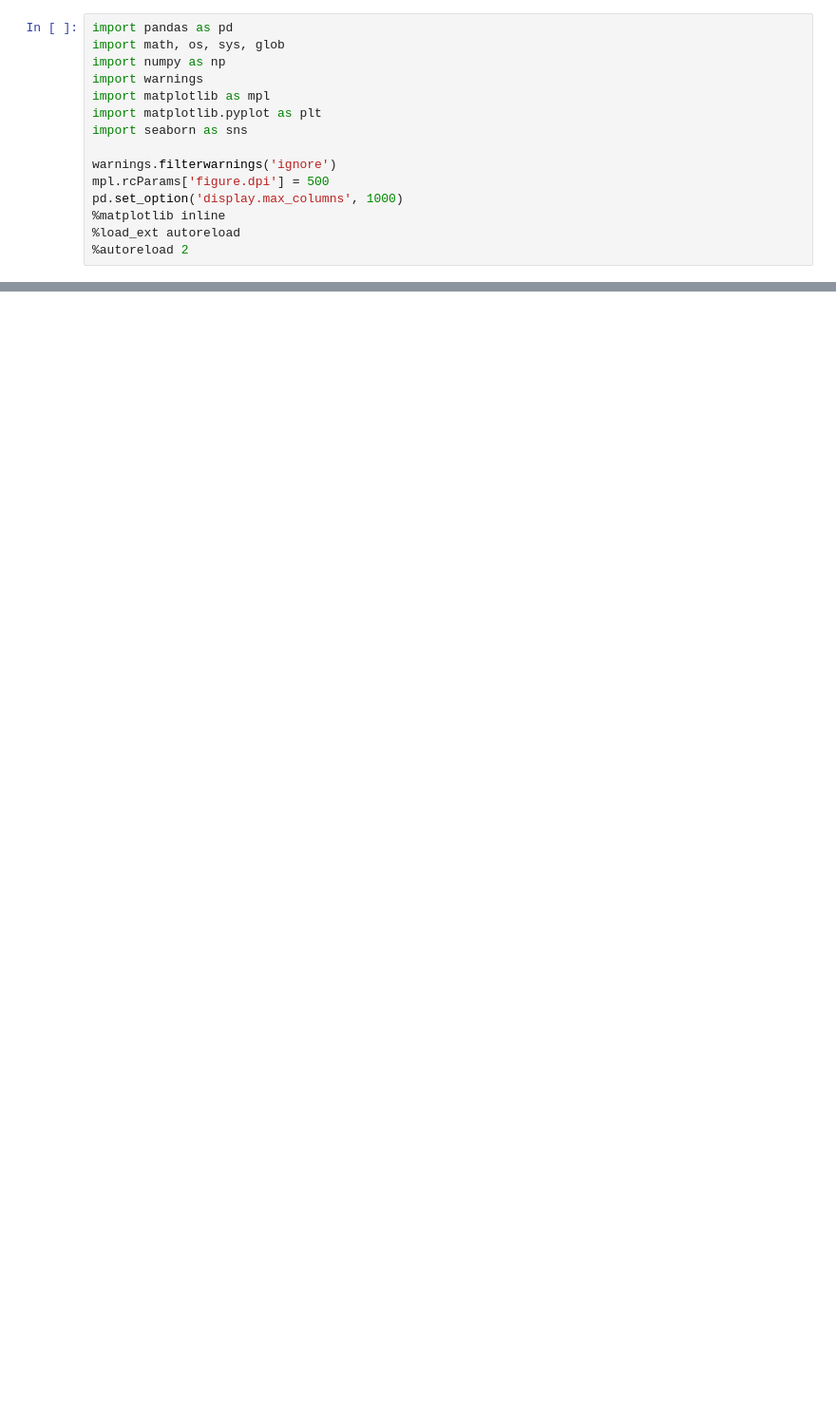
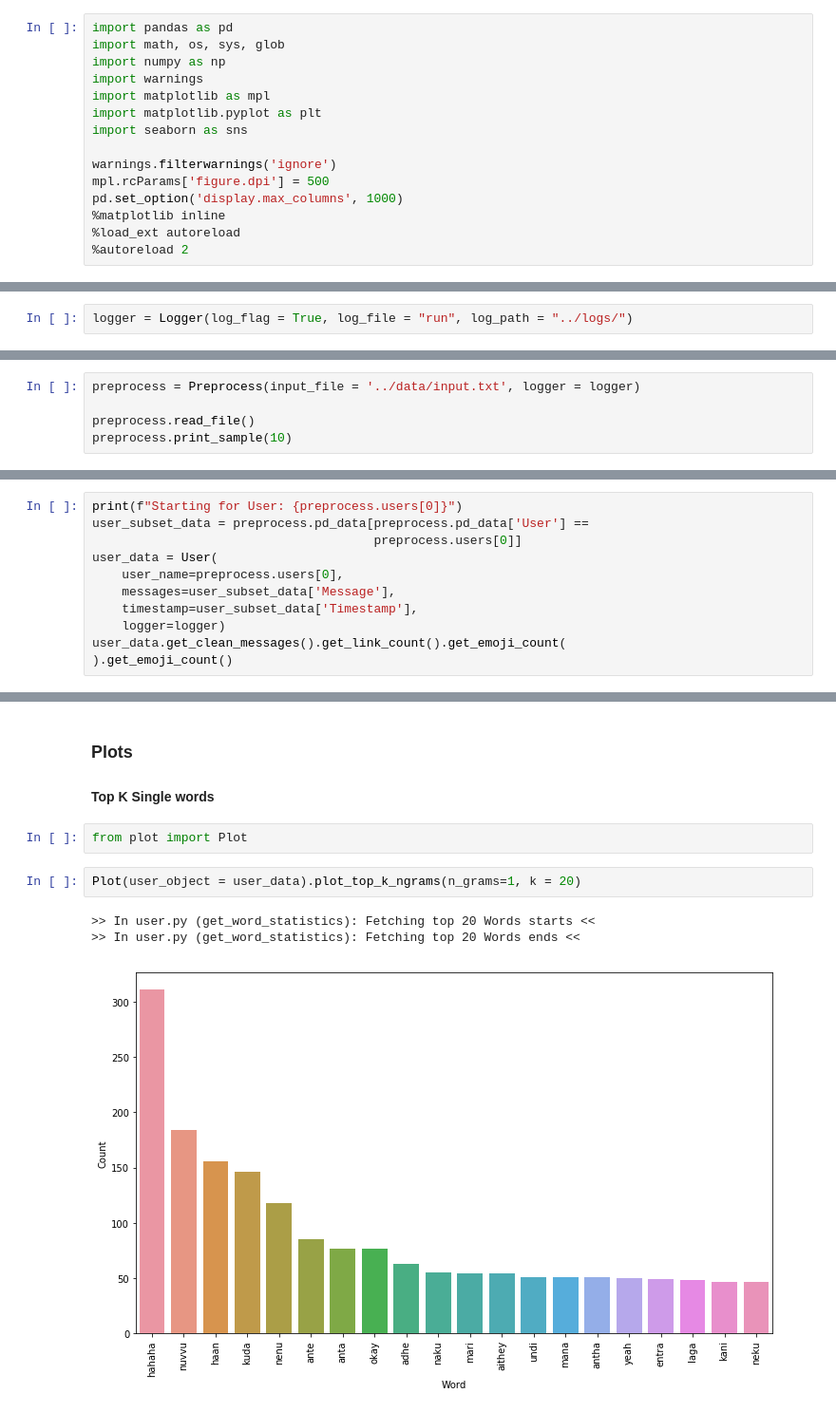
Before and after one commit to kartheekpnsn/chat-explore, a Jupyter notebook: notebooks/explore-chat.ipynb, the cells around one changed output, grey strips where cells are left out. Shown at 95% size. Cells and saved outputs as stored; diff of their text form; blank space fills up the shorter version.

```diff
--- a/notebooks/explore-chat.ipynb
+++ b/notebooks/explore-chat.ipynb
@@ -279,0 +22,2 @@ for each_user in np.unique(pd_data['User']):
+# %%
+logger = Logger(log_flag = True, log_file = "run", log_path = "../logs/")
@@ -279,0 +26,5 @@ for each_user in np.unique(pd_data['User']):
+# %%
+preprocess = Preprocess(input_file = '../data/input.txt', logger = logger)
+
+preprocess.read_file()
+preprocess.print_sample(10)
@@ -279,0 +77,11 @@ for each_user in np.unique(pd_data['User']):
+# %%
+print(f"Starting for User: {preprocess.users[0]}")
+user_subset_data = preprocess.pd_data[preprocess.pd_data['User'] ==
+                                      preprocess.users[0]]
+user_data = User(
+    user_name=preprocess.users[0],
+    messages=user_subset_data['Message'],
+    timestamp=user_subset_data['Timestamp'],
+    logger=logger)
+user_data.get_clean_messages().get_link_count().get_emoji_count(
+).get_emoji_count()
@@ -279,0 +209,11 @@ for each_user in np.unique(pd_data['User']):
+# %% [markdown]
+### Plots
+#### Top K Single words
+# %%
+from plot import Plot
+# %%
+Plot(user_object = user_data).plot_top_k_ngrams(n_grams=1, k = 20)
+# %% [output]
+>> In user.py (get_word_statistics): Fetching top 20 Words starts <<
+>> In user.py (get_word_statistics): Fetching top 20 Words ends <<
+[figure, added]
```
Also changed, not shown: parts of 54 cells of this notebook, 7 other files.
